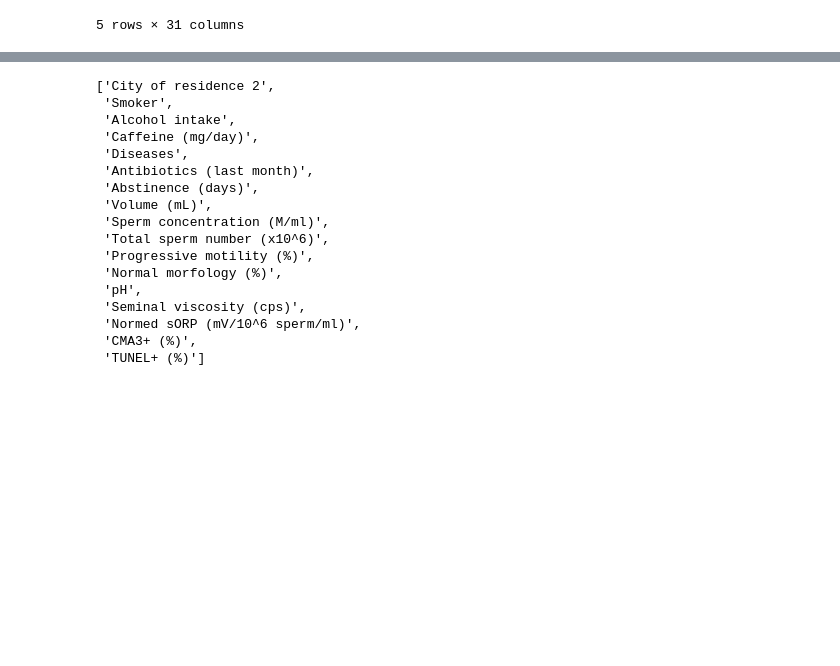
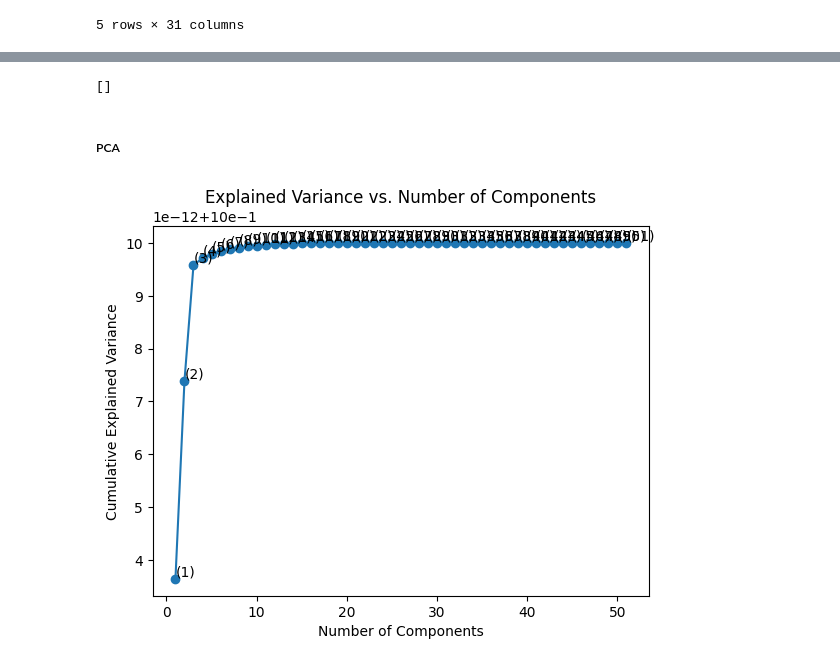
Before and after one commit to alexandraglz/BitsxlaMarato_fertilitat, a Jupyter notebook: analysis/pylum_mlp_model.ipynb, the cells around one changed output, grey strips where cells are left out. Saved outputs shown, nothing was run; the diff lists cells and outputs as text; code cells hidden in the pictures; blank space fills up the shorter version.

```diff
--- a/analysis/pylum_mlp_model.ipynb
+++ b/analysis/pylum_mlp_model.ipynb
@@ -291,28 +357,29 @@ pylum_clinical.head(5)
 # %%
-# Count the nan values in each column
-pylum_clinical.isna().sum()
-
 # Know the columns with nan values
 pylum_clinical.columns[pylum_clinical.isna().any()].tolist()
 # %% [output]
-['City of residence 2',
- 'Smoker',
- 'Alcohol intake',
- 'Caffeine (mg/day)',
- 'Diseases',
- 'Antibiotics (last month)',
- 'Abstinence (days)',
- 'Volume (mL)',
- 'Sperm concentration (M/ml)',
- 'Total sperm number (x10^6)',
- 'Progressive motility (%)',
- 'Normal morfology (%)',
- 'pH',
- 'Seminal viscosity (cps)',
- 'Normed sORP (mV/10^6 sperm/ml)',
- 'CMA3+ (%)',
- 'TUNEL+ (%)']
+[]
-# %%
-# Drop some columns
-pylum_clinical = pylum_clinical.drop(['Sample collection date', 'Sperm quality', 'City of residence 2',
-                                      'Clinical status'], axis=1)
+# %% [markdown]
+##### PCA
+# %%
+features = pylum_clinical.iloc[:, 1:]
+
+# Apply PCA
+pca = PCA()
+pca.fit(features)
+
+# Plot the explained variance ratio
+plt.plot(range(1, len(pca.explained_variance_ratio_) + 1),
+         np.cumsum(pca.explained_variance_ratio_), marker='o')
+plt.title('Explained Variance vs. Number of Components')
+plt.xlabel('Number of Components')
+plt.ylabel('Cumulative Explained Variance')
+
+# Add text annotations for each point
+for i, (num_components, explained_variance) in enumerate(zip(range(1, len(pca.explained_variance_ratio_) + 1),
+                                                               np.cumsum(pca.explained_variance_ratio_))):
+    plt.text(num_components, explained_variance, f'({num_components})', ha='left', va='bottom')
+
+plt.show()
+# %% [output]
+[figure, added]
```
Also changed, not shown: parts of 28 cells of this notebook, 11 other files.
